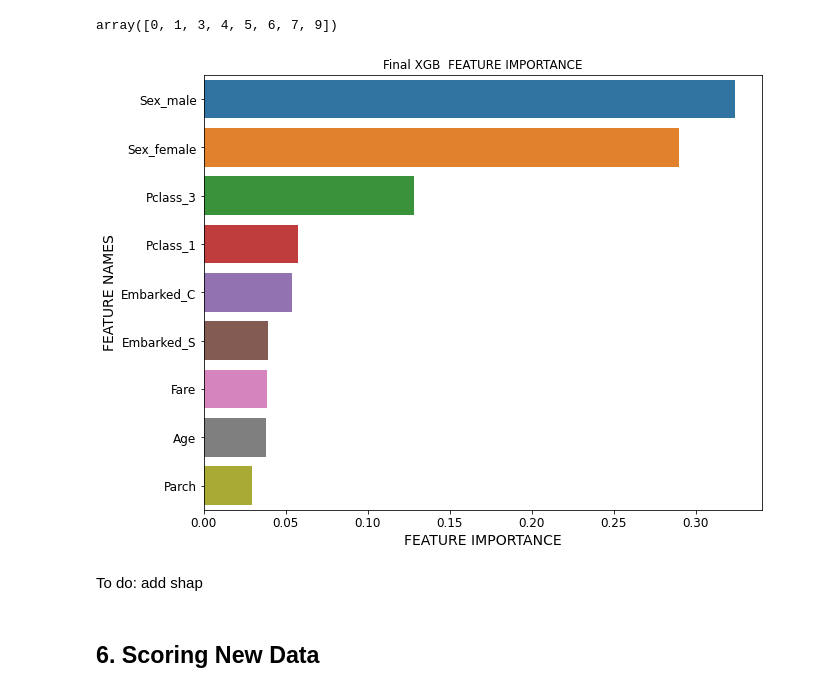
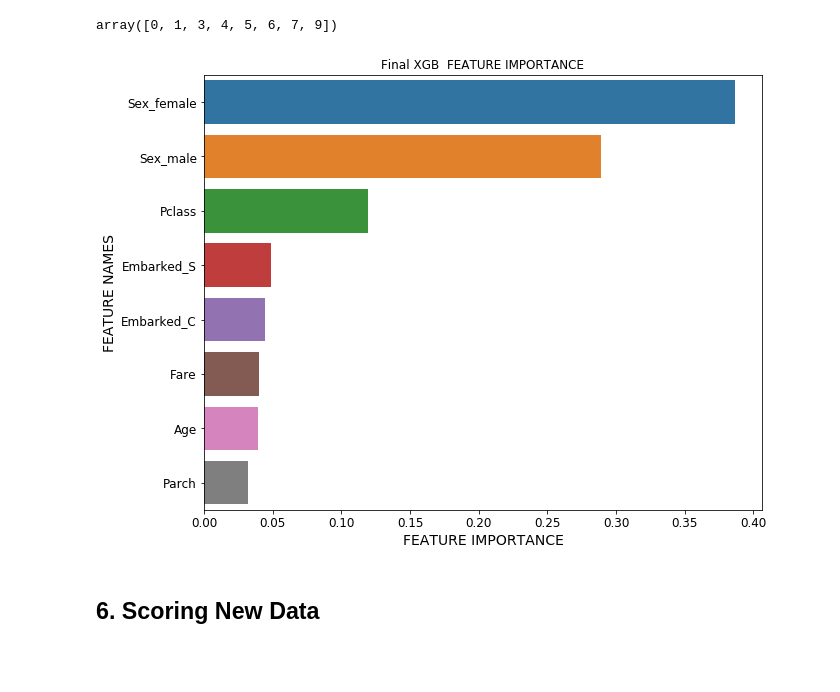
Before and after one commit to raysunau/pyawb, a Jupyter notebook: examples/Binary_Classifier_Notebook.ipynb, the cells around one changed output. Drawn from its saved outputs; the diff is of its cells as text; code cells hidden in the pictures; blank space fills up the shorter version.

Commit message:
add shap

```diff
--- a/examples/Binary_Classifier_Notebook.ipynb
+++ b/examples/Binary_Classifier_Notebook.ipynb
@@ -610,12 +646,10 @@ array([0, 1, 3, 4, 5, 6, 7, 9])
 # %%
 
 plot_feature_importance(final_model_full_pipeline.named_steps['model'].feature_importances_,
-                        df_preprocessed.columns[feat_ind],
+                        X_train_preprocessed.columns[feat_ind],
                         "Final XGB ")
 # %% [output]
-[figure, old version]
+[figure, new version]
-# %% [markdown]
-To do: add shap
 # %% [markdown]
 ## 6. Scoring New Data
 # %%
```
Also changed, not shown: parts of 16 cells of this notebook.
